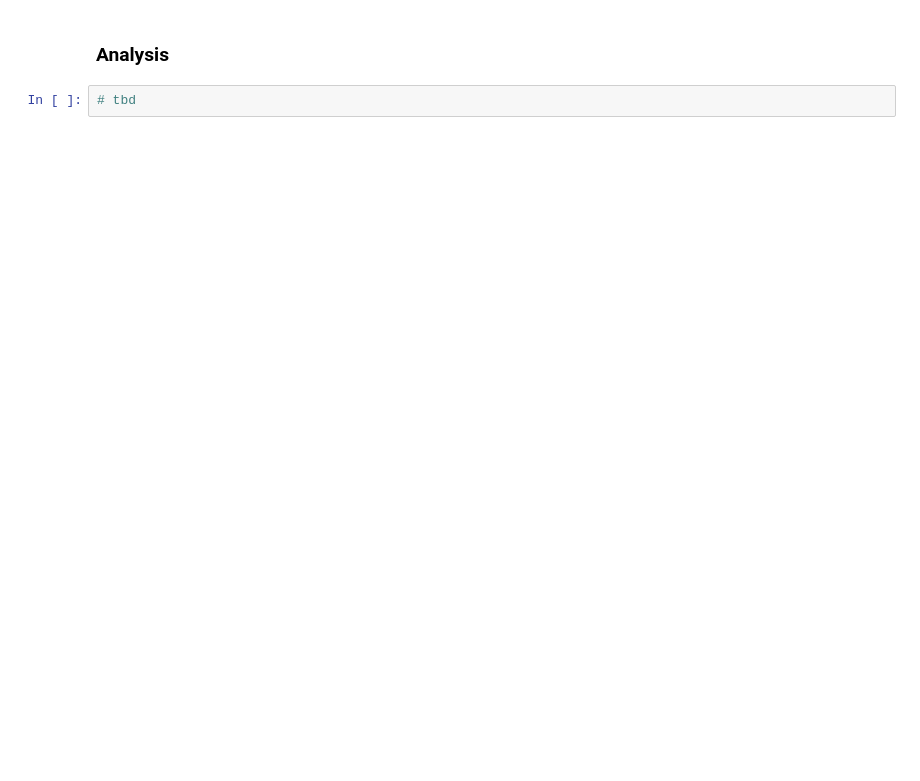
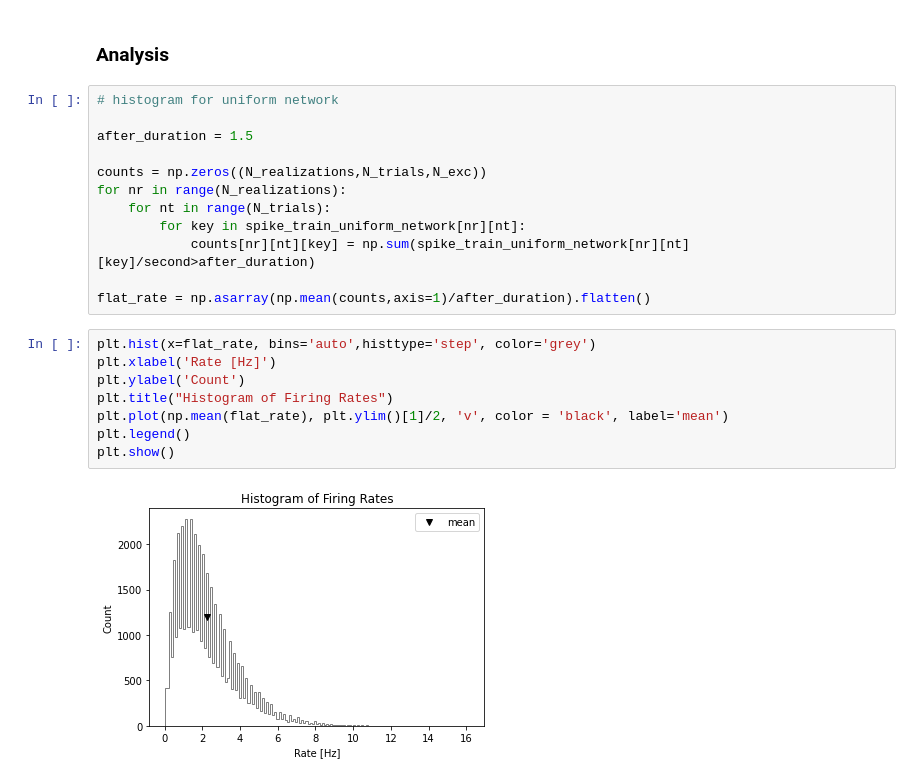
Before and after one commit to anujanegi/clustered-connections, a Jupyter notebook: Slow Dynamics and High Variability in Networks with Clustered Connections.ipynb, the cells around one changed output. Saved outputs shown, nothing was run; the diff lists cells and outputs as text; blank space fills up the shorter version.

```diff
--- a/Slow Dynamics and High Variability in Networks with Clustered Connections.ipynb
+++ b/Slow Dynamics and High Variability in Networks with Clustered Connections.ipynb
@@ -30,4 +32,24 @@ spike_raster_plot(spike_monitor_cluster_network, network_type='Clustered')
 # %% [markdown]
 ### Analysis
-# %%
-# tbd
+# %%
+# histogram for uniform network
+
+after_duration = 1.5
+
+counts = np.zeros((N_realizations,N_trials,N_exc))
+for nr in range(N_realizations):
+    for nt in range(N_trials):
+        for key in spike_train_uniform_network[nr][nt]:
+            counts[nr][nt][key] = np.sum(spike_train_uniform_network[nr][nt][key]/second>after_duration)
+
+flat_rate = np.asarray(np.mean(counts,axis=1)/after_duration).flatten()
+# %%
+plt.hist(x=flat_rate, bins='auto',histtype='step', color='grey')
+plt.xlabel('Rate [Hz]')
+plt.ylabel('Count')
+plt.title("Histogram of Firing Rates")
+plt.plot(np.mean(flat_rate), plt.ylim()[1]/2, 'v', color = 'black', label='mean')
+plt.legend()
+plt.show()
+# %% [output]
+[figure, added]
```
Also changed, not shown: parts of 4 cells of this notebook.
